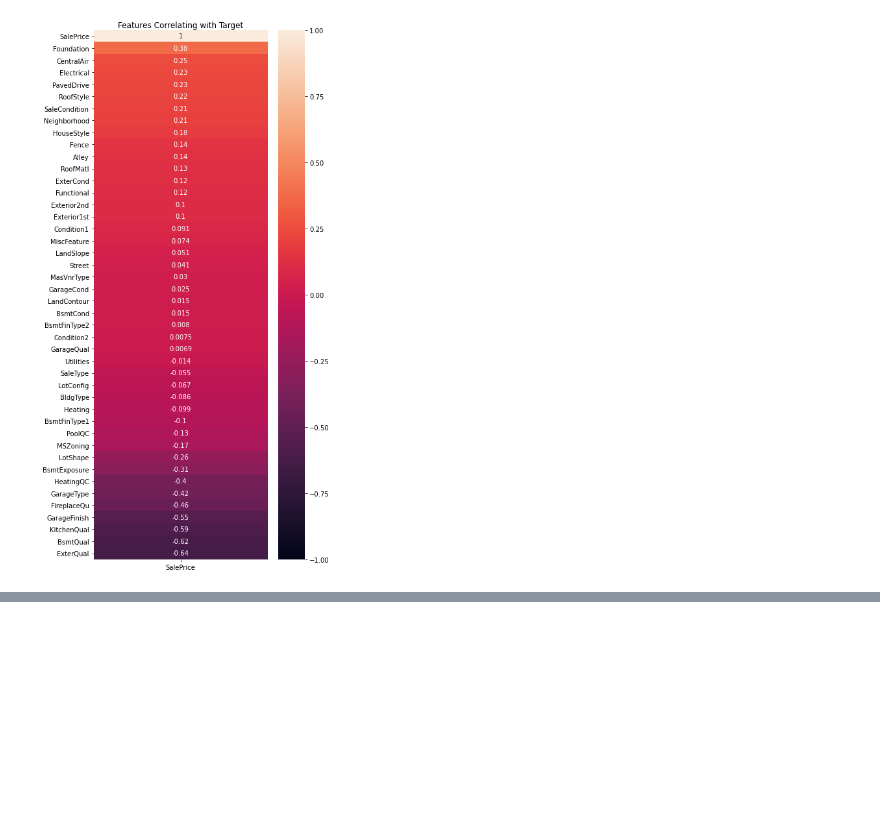
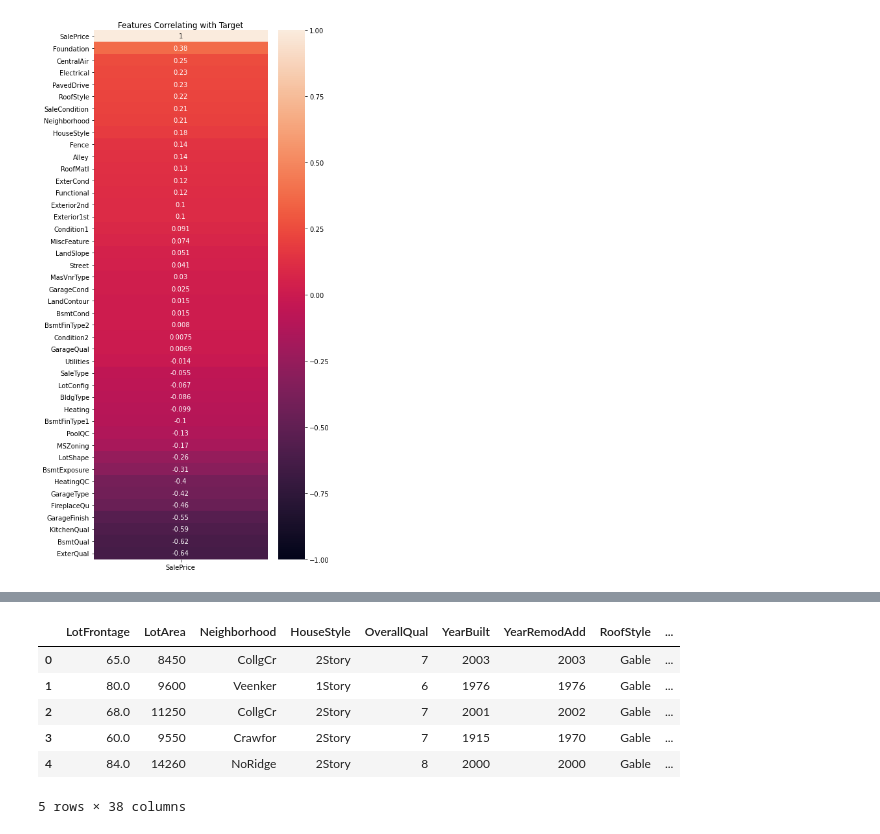
Before and after one commit to hiteshwarsingh1/Housing-Price, a Jupyter notebook: project.ipynb, the cells around one changed output, grey strips where cells are left out. Saved outputs shown, nothing was run; the diff lists cells and outputs as text; code cells hidden in the pictures; blank space fills up the shorter version.

```diff
--- a/project.ipynb
+++ b/project.ipynb
@@ -291,0 +136,9 @@ Index(['Alley', 'FireplaceQu', 'PoolQC', 'Fence', 'MiscFeature'], dtype='object'
+# %%
+cat_features = categorical_cols.corr()[['SalePrice']].sort_values(by='SalePrice', ascending=False)
+num_features = numaric_cols.corr()[['SalePrice']].sort_values(by='SalePrice', ascending=False)
+# %%
+del_cat_feat = cat_features.index[cat_features['SalePrice'] < 0.1].tolist()
+del_num_feat = num_features.index[num_features['SalePrice'] < 0.1].tolist()
+# %%
+train.drop(del_cat_feat,axis=1, inplace = True)
+train.drop(del_num_feat,axis=1, inplace = True)
@@ -291,0 +162,10 @@ Index(['Alley', 'FireplaceQu', 'PoolQC', 'Fence', 'MiscFeature'], dtype='object'
+# %%
+train.head()
+# %% [output]
+|  | LotFrontage | LotArea | Neighborhood | HouseStyle | OverallQual | YearBuilt | YearRemodAdd | RoofStyle | ... |
+| 0 | 65.0 | 8450 | CollgCr | 2Story | 7 | 2003 | 2003 | Gable | ... |
+| 1 | 80.0 | 9600 | Veenker | 1Story | 6 | 1976 | 1976 | Gable | ... |
+| 2 | 68.0 | 11250 | CollgCr | 2Story | 7 | 2001 | 2002 | Gable | ... |
+| 3 | 60.0 | 9550 | Crawfor | 2Story | 7 | 1915 | 1970 | Gable | ... |
+| 4 | 84.0 | 14260 | NoRidge | 2Story | 8 | 2000 | 2000 | Gable | ... |
+5 rows × 38 columns
```
Also changed, not shown: parts of 31 cells of this notebook.
